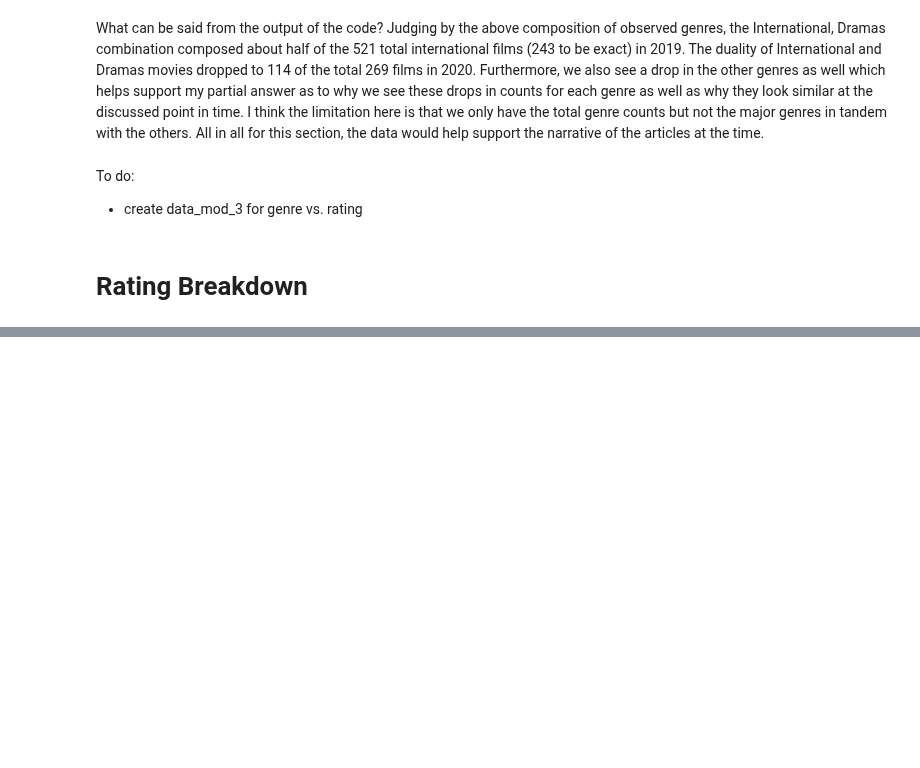
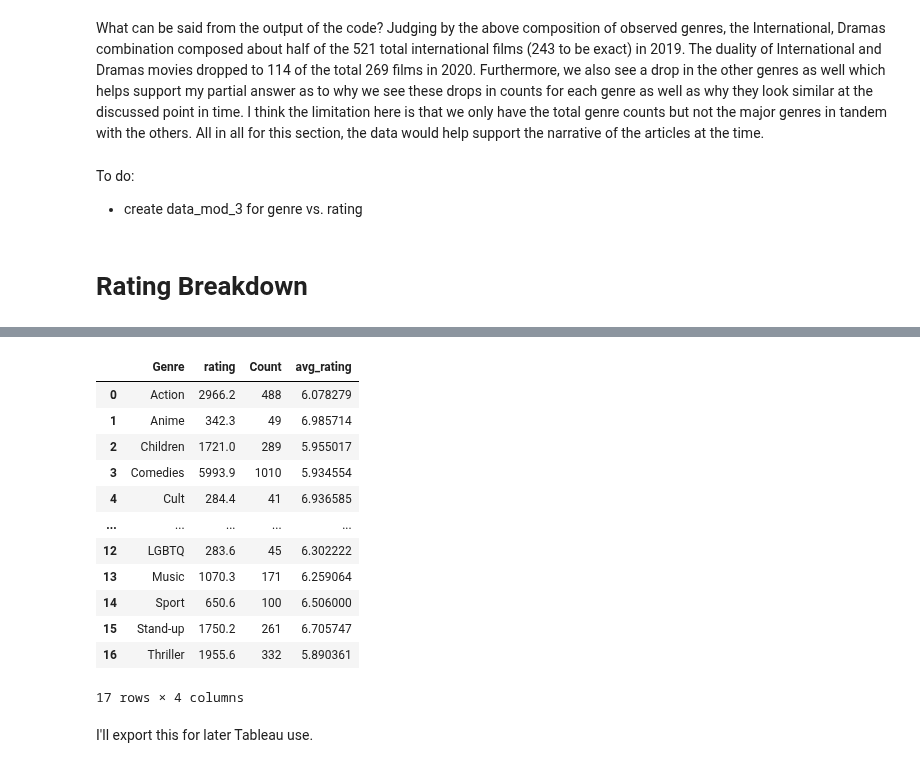
Before and after one commit to Kristian-Abad/Netflix-Movies-Project, a Jupyter notebook: Netflix_Movies.ipynb, the cells around one changed output, grey strips where cells are left out. Cells and saved outputs as stored; diff of their text form; code cells hidden in the pictures; blank space fills up the shorter version.

```diff
--- a/Netflix_Movies.ipynb
+++ b/Netflix_Movies.ipynb
@@ -400,0 +415,4 @@ To do:
+# %%
+# Let's create a new subset of the data
+data_mod_3 = data_mod.loc[:,'rating':'Thriller'].drop(columns=['enter_in_netflix']).melt(id_vars=['rating'],var_name='Genre',value_name='Count')
+data_mod_3.head()
@@ -400,0 +426,22 @@ To do:
+# %%
+# Filter only countable genres, group by genre, take sum for rating and Count, and
+# 'ungroup' the data
+data_mod_4 = data_mod_3[data_mod_3.Count == 1].groupby(['Genre']).sum().reset_index()
+data_mod_4['avg_rating'] = data_mod_4.rating/data_mod_4.Count
+data_mod_4
+# %% [output]
+|  | Genre | rating | Count | avg_rating |
+| 0 | Action | 2966.2 | 488 | 6.078279 |
+| 1 | Anime | 342.3 | 49 | 6.985714 |
+| 2 | Children | 1721.0 | 289 | 5.955017 |
+| 3 | Comedies | 5993.9 | 1010 | 5.934554 |
+| 4 | Cult | 284.4 | 41 | 6.936585 |
+| ... | ... | ... | ... | ... |
+| 12 | LGBTQ | 283.6 | 45 | 6.302222 |
+| 13 | Music | 1070.3 | 171 | 6.259064 |
+| 14 | Sport | 650.6 | 100 | 6.506000 |
+| 15 | Stand-up | 1750.2 | 261 | 6.705747 |
+| 16 | Thriller | 1955.6 | 332 | 5.890361 |
+17 rows × 4 columns
+# %% [markdown]
+I'll export this for later Tableau use.
```
Also changed, not shown: parts of 9 cells of this notebook.
